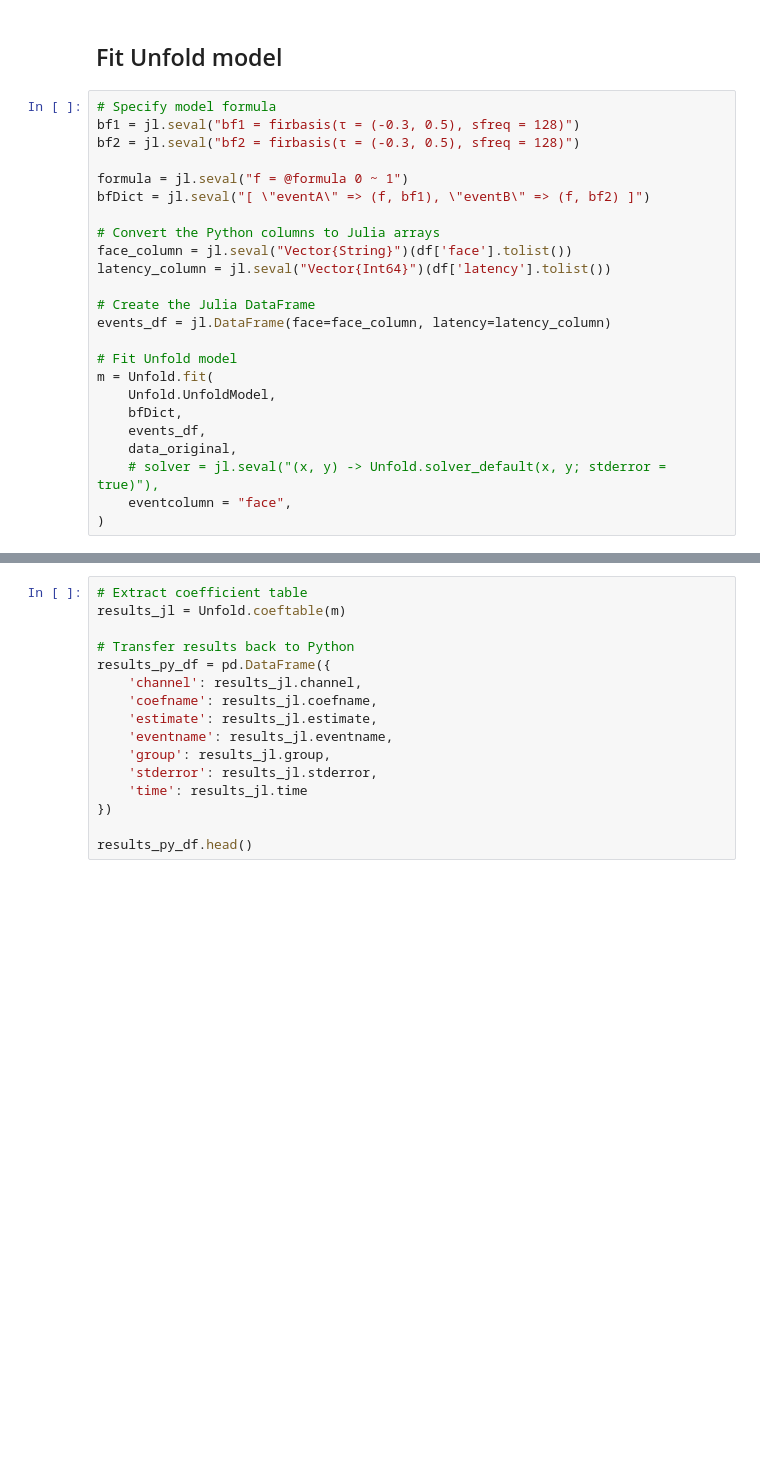
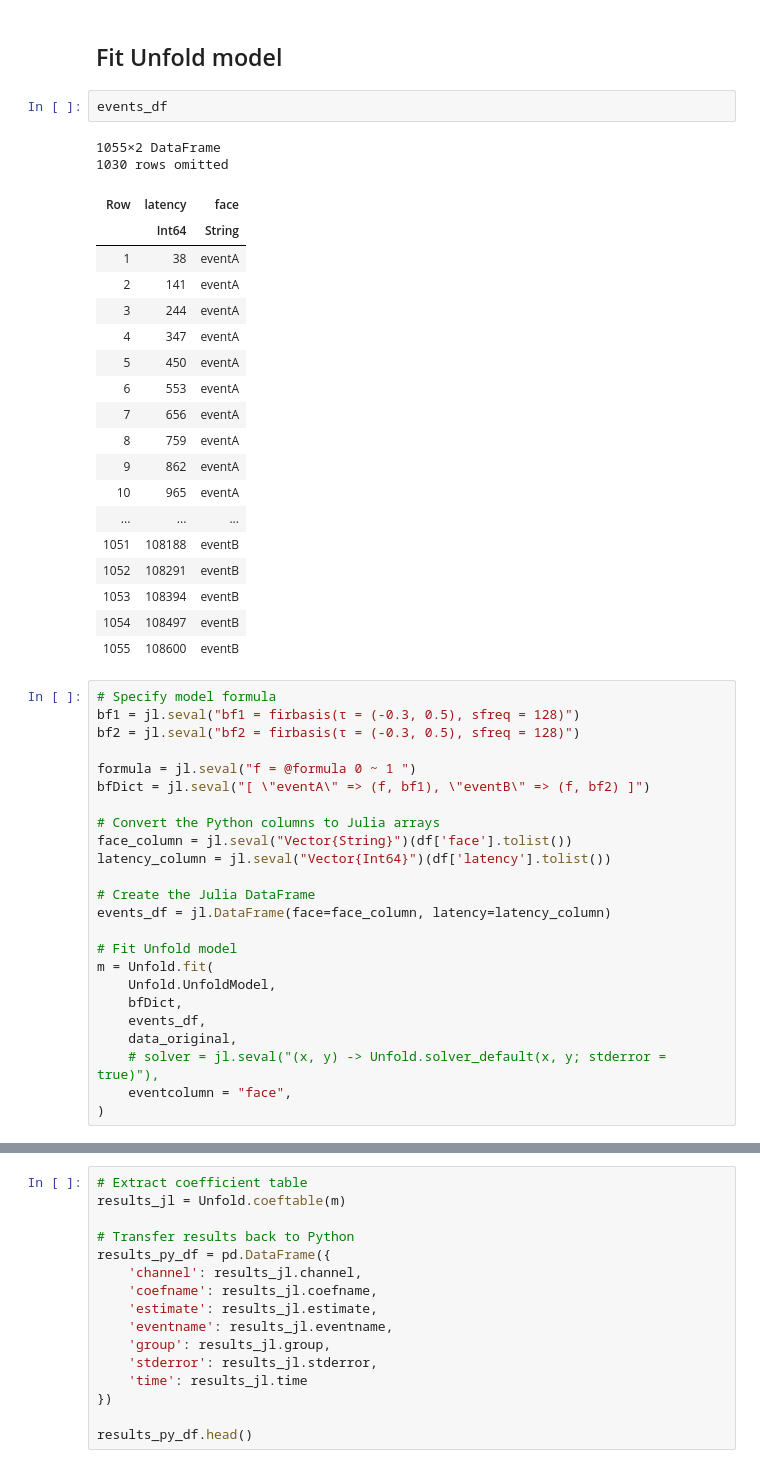
Before and after one commit to abelowska/neuroNoodle, a Jupyter notebook: test_faces-A-B.ipynb, the cells around one changed output, grey strips where cells are left out. Cells and saved outputs as stored; diff of their text form; blank space fills up the shorter version.

```diff
--- a/test_faces-A-B.ipynb
+++ b/test_faces-A-B.ipynb
@@ -205,12 +220,35 @@ data_original.shape
 (128, 108665)
 # %% [markdown]
 ## Fit Unfold model
+# %%
+events_df
+# %% [output]
+1055×2 DataFrame
+1030 rows omitted
+| Row | latency | face |
+|  | Int64 | String |
+| 1 | 38 | eventA |
+| 2 | 141 | eventA |
+| 3 | 244 | eventA |
+| 4 | 347 | eventA |
+| 5 | 450 | eventA |
+| 6 | 553 | eventA |
+| 7 | 656 | eventA |
+| 8 | 759 | eventA |
+| 9 | 862 | eventA |
+| 10 | 965 | eventA |
+| ... | ... | ... |
+| 1051 | 108188 | eventB |
+| 1052 | 108291 | eventB |
+| 1053 | 108394 | eventB |
+| 1054 | 108497 | eventB |
+| 1055 | 108600 | eventB |
 # %%
 # Specify model formula
 bf1 = jl.seval("bf1 = firbasis(τ = (-0.3, 0.5), sfreq = 128)")
 bf2 = jl.seval("bf2 = firbasis(τ = (-0.3, 0.5), sfreq = 128)")
 
-formula = jl.seval("f = @formula 0 ~ 1")
+formula = jl.seval("f = @formula 0 ~ 1 ")
 bfDict = jl.seval("[ \"eventA\" => (f, bf1), \"eventB\" => (f, bf2) ]")
 
 # Convert the Python columns to Julia arrays
```
Also changed, not shown: parts of 4 cells of this notebook, 4 other files.
